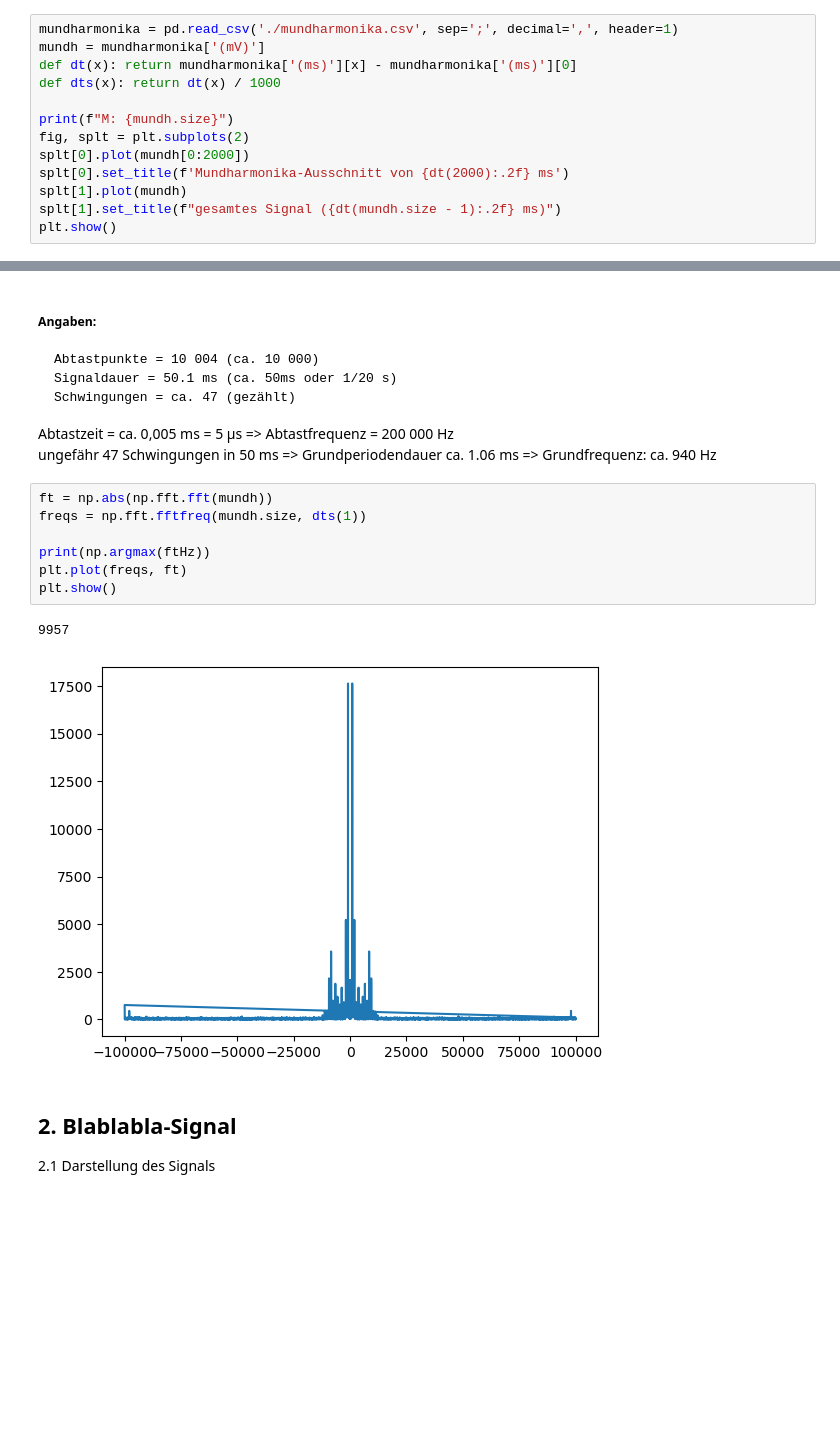
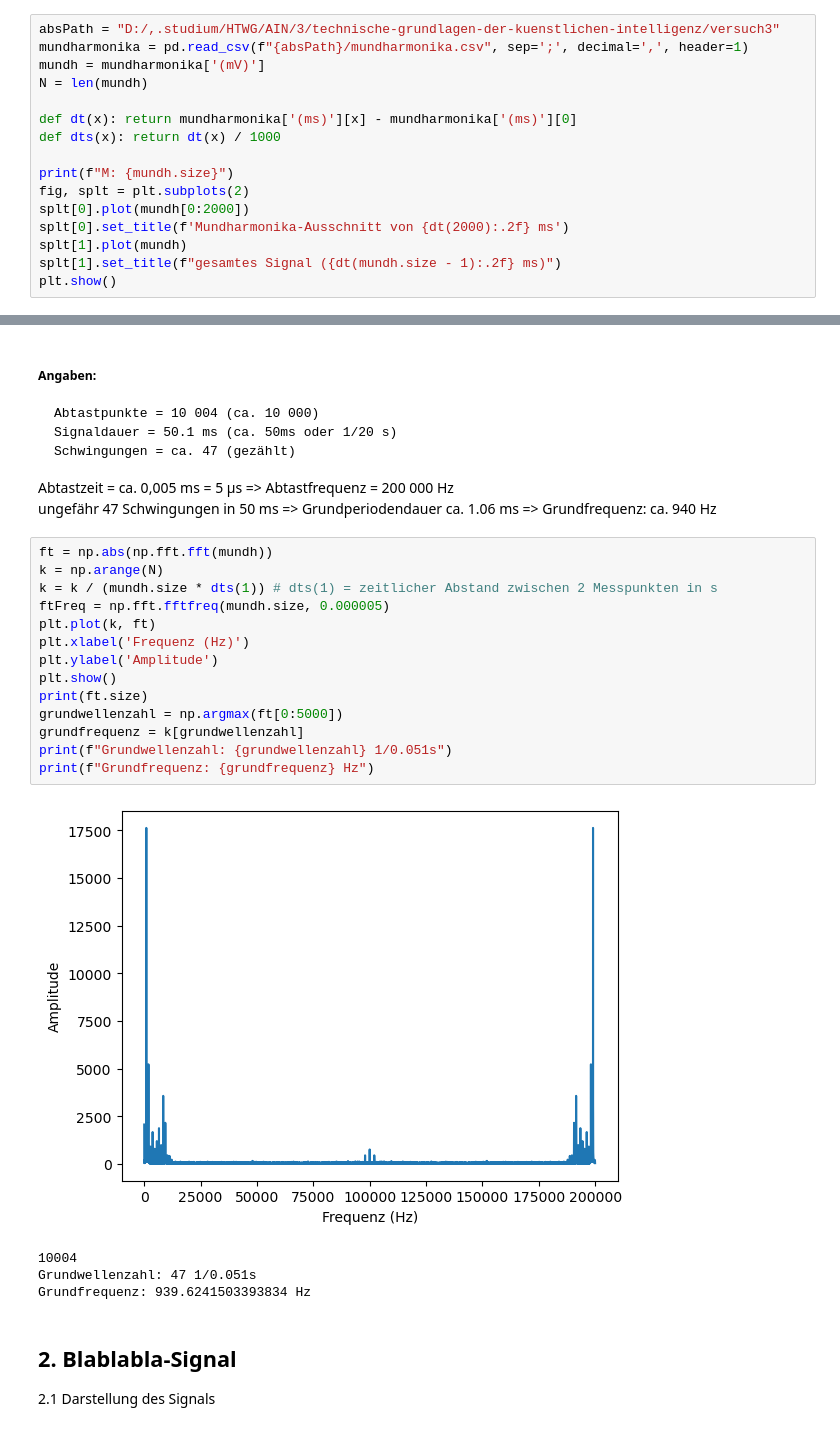
Before and after one commit to Atomarverseucht/AIN, a Jupyter notebook: 3/technische-grundlagen-der-kuenstlichen-intelligenz/versuch3/mikrofon.ipynb, the cells around one changed output, grey strips where cells are left out. Drawn from its saved outputs; the diff is of its cells as text; blank space fills up the shorter version.

```diff
--- a/3/technische-grundlagen-der-kuenstlichen-intelligenz/versuch3/mikrofon.ipynb
+++ b/3/technische-grundlagen-der-kuenstlichen-intelligenz/versuch3/mikrofon.ipynb
@@ -7,8 +7,11 @@ import matplotlib.pyplot as plt
 
 #### 1. Darstellung von Mundharmonika-Messung
 # %%
-mundharmonika = pd.read_csv('./mundharmonika.csv', sep=';', decimal=',', header=1)
+absPath = "D:/,.studium/HTWG/AIN/3/technische-grundlagen-der-kuenstlichen-intelligenz/versuch3"
+mundharmonika = pd.read_csv(f"{absPath}/mundharmonika.csv", sep=';', decimal=',', header=1)
 mundh = mundharmonika['(mV)']
+N = len(mundh)
+
 def dt(x): return mundharmonika['(ms)'][x] - mundharmonika['(ms)'][0]
 def dts(x): return dt(x) / 1000
 
@@ -31,14 +34,23 @@ Abtastzeit = ca. 0,005 ms = 5 µs => Abtastfrequenz = 200 000 Hz <br>
 ungefähr 47 Schwingungen in 50 ms => Grundperiodendauer ca. 1.06 ms => Grundfrequenz: ca. 940 Hz
 # %%
 ft = np.abs(np.fft.fft(mundh))
-freqs = np.fft.fftfreq(mundh.size, dts(1))
-
-print(np.argmax(ftHz))
-plt.plot(freqs, ft)
+k = np.arange(N)
+k = k / (mundh.size * dts(1)) # dts(1) = zeitlicher Abstand zwischen 2 Messpunkten in s
+ftFreq = np.fft.fftfreq(mundh.size, 0.000005)
+plt.plot(k, ft)
+plt.xlabel('Frequenz (Hz)')
+plt.ylabel('Amplitude')
 plt.show()
+print(ft.size)
+grundwellenzahl = np.argmax(ft[0:5000])
+grundfrequenz = k[grundwellenzahl]
+print(f"Grundwellenzahl: {grundwellenzahl} 1/0.051s")
+print(f"Grundfrequenz: {grundfrequenz} Hz")
 # %% [output]
+[figure, new version]
-9957
+10004
+Grundwellenzahl: 47 1/0.051s
+Grundfrequenz: 939.6241503393834 Hz
-[figure, old version]
 # %% [markdown]
 ## 2. Blablabla-Signal
 
```
Also changed, not shown: parts of 3 cells of this notebook.
